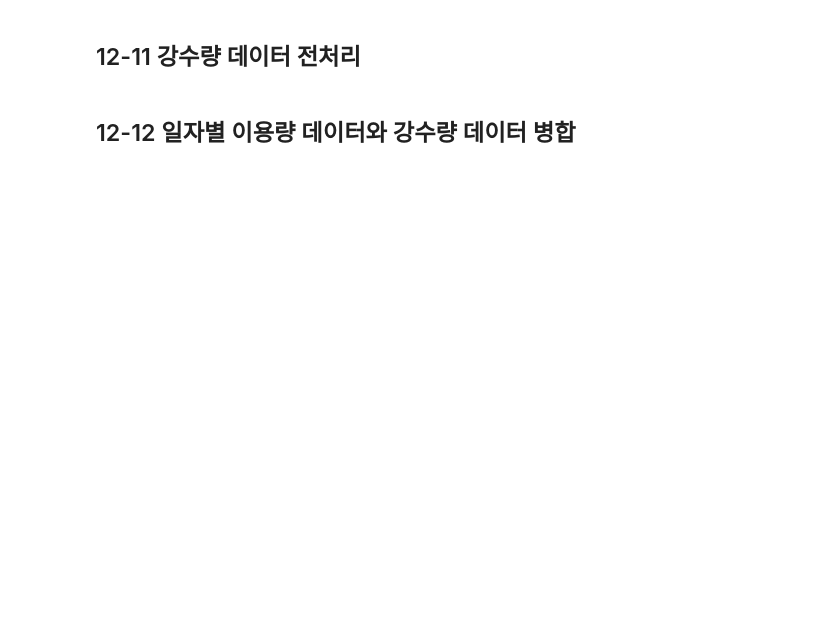
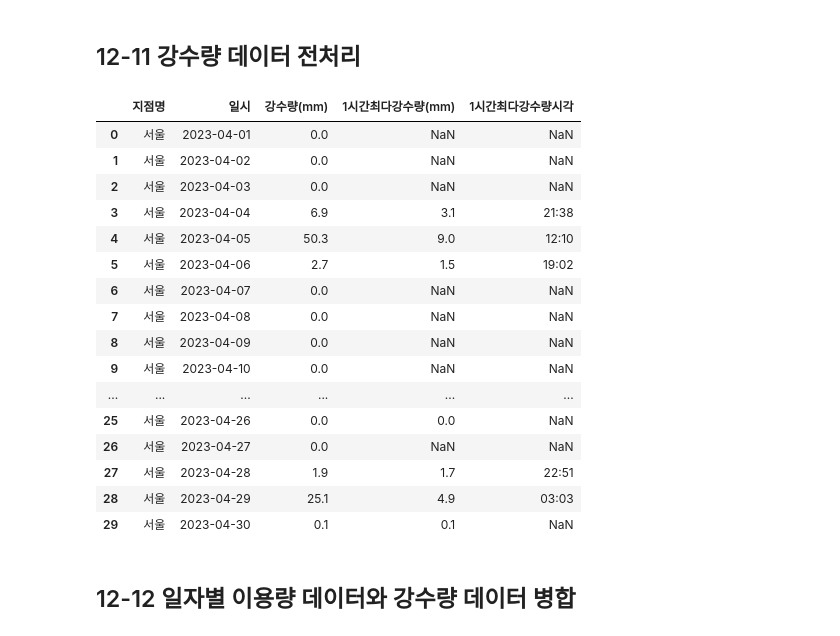
Before and after one commit to MinhoKang/Data-Analysis-with-Open-Source, a Jupyter notebook: 오픈소스_데이터_분석_12강.ipynb, the cells around one changed output. Cells and saved outputs as stored; diff of their text form; code cells hidden in the pictures; blank space fills up the shorter version.

```diff
--- a/오픈소스_데이터_분석_12강.ipynb
+++ b/오픈소스_데이터_분석_12강.ipynb
@@ -329,10 +336,31 @@ rain_df.head(5)
 # %%
 ## '일시' 컬럼 datetime 형식으로 변환
 rain_df['일시'] = pd.to_datetime(rain_df['일시'], format='%Y-%m-%d')
 ## '강수량(mm)' 컬럼 결측치 0으로 채우기
+rain_df['강수량(mm)'] = rain_df['강수량(mm)'].fillna(0)
 
 ## 불필요한 컬럼 제거
-rain_df.drop(columns=['\t지점번호', 'Unnamed: 6'], inplace=True)
+# rain_df.drop(columns=['\t지점번호', 'Unnamed: 6'], inplace=True)
+
+rain_df
+# %% [output]
+|  | 지점명 | 일시 | 강수량(mm) | 1시간최다강수량(mm) | 1시간최다강수량시각 |
+| 0 | 서울 | 2023-04-01 | 0.0 | NaN | NaN |
+| 1 | 서울 | 2023-04-02 | 0.0 | NaN | NaN |
+| 2 | 서울 | 2023-04-03 | 0.0 | NaN | NaN |
+| 3 | 서울 | 2023-04-04 | 6.9 | 3.1 | 21:38 |
+| 4 | 서울 | 2023-04-05 | 50.3 | 9.0 | 12:10 |
+| 5 | 서울 | 2023-04-06 | 2.7 | 1.5 | 19:02 |
+| 6 | 서울 | 2023-04-07 | 0.0 | NaN | NaN |
+| 7 | 서울 | 2023-04-08 | 0.0 | NaN | NaN |
+| 8 | 서울 | 2023-04-09 | 0.0 | NaN | NaN |
+| 9 | 서울 | 2023-04-10 | 0.0 | NaN | NaN |
+| ... | ... | ... | ... | ... | ... |
+| 25 | 서울 | 2023-04-26 | 0.0 | 0.0 | NaN |
+| 26 | 서울 | 2023-04-27 | 0.0 | NaN | NaN |
+| 27 | 서울 | 2023-04-28 | 1.9 | 1.7 | 22:51 |
+| 28 | 서울 | 2023-04-29 | 25.1 | 4.9 | 03:03 |
+| 29 | 서울 | 2023-04-30 | 0.1 | 0.1 | NaN |
 # %% [markdown]
 ## 12-12 일자별 이용량 데이터와 강수량 데이터 병합
 # %%
```
Also changed, not shown: parts of 5 cells of this notebook.
